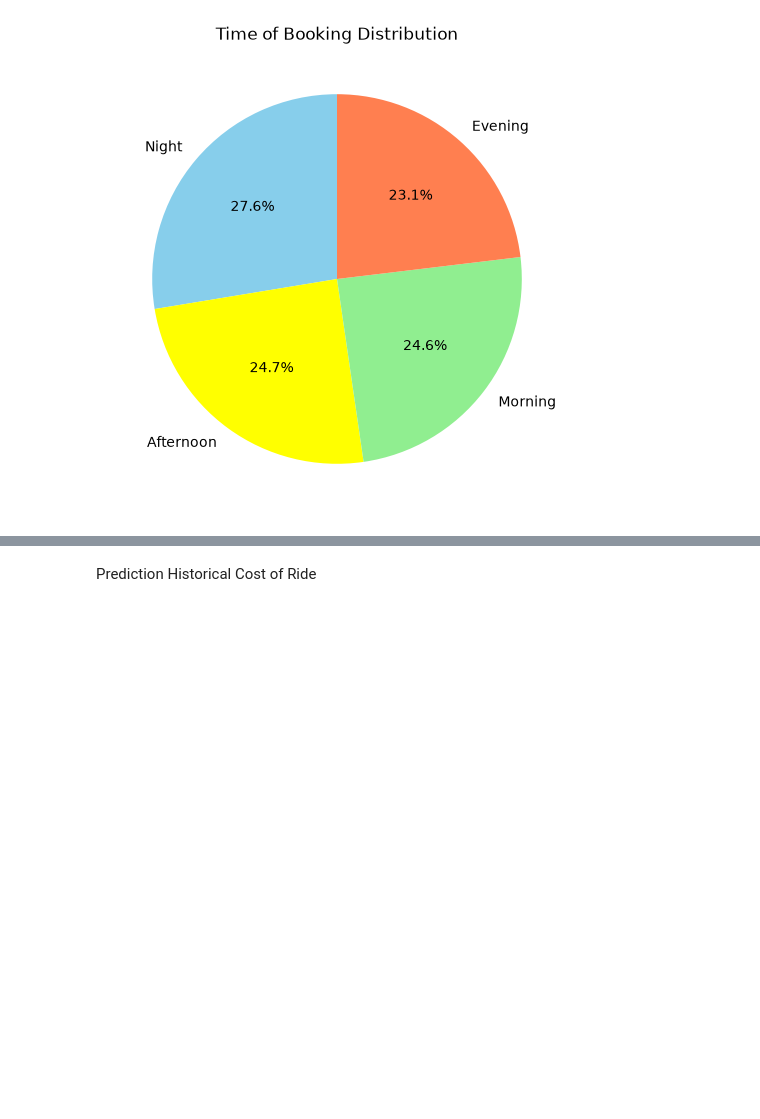
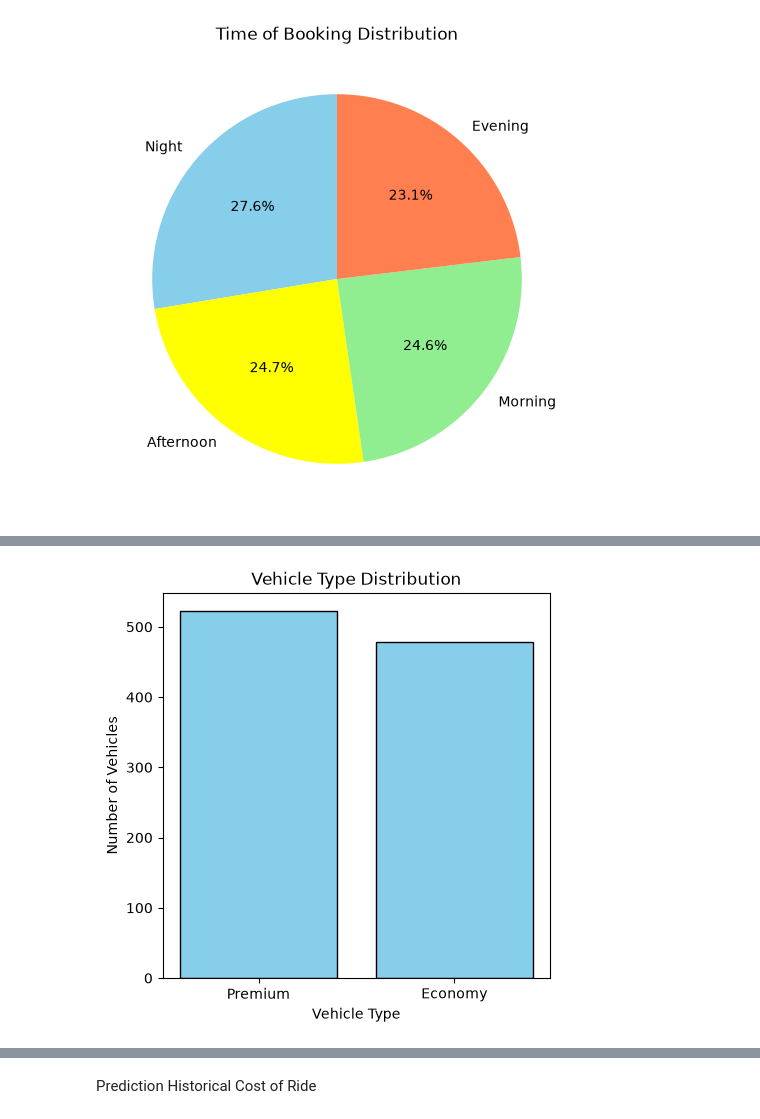
Before and after one commit to Richardh216/Final_Project_Programming, a Jupyter notebook: main_project.ipynb, the cells around one changed output, grey strips where cells are left out. Saved outputs shown, nothing was run; the diff lists cells and outputs as text; code cells hidden in the pictures; blank space fills up the shorter version.

```diff
--- a/main_project.ipynb
+++ b/main_project.ipynb
@@ -170,0 +139,10 @@ plt.xticks(rotation=0)
+# %%
+vehicle_counts = df['Vehicle_Type'].value_counts()
+plt.figure(figsize=(5, 5))
+plt.bar(vehicle_counts.index, vehicle_counts.values, color='skyblue', edgecolor='black')
+plt.title('Vehicle Type Distribution')
+plt.xlabel('Vehicle Type')
+plt.ylabel('Number of Vehicles')
+plt.show()
+# %% [output]
+[figure, added]
```
Also changed, not shown: parts of 29 cells of this notebook.
